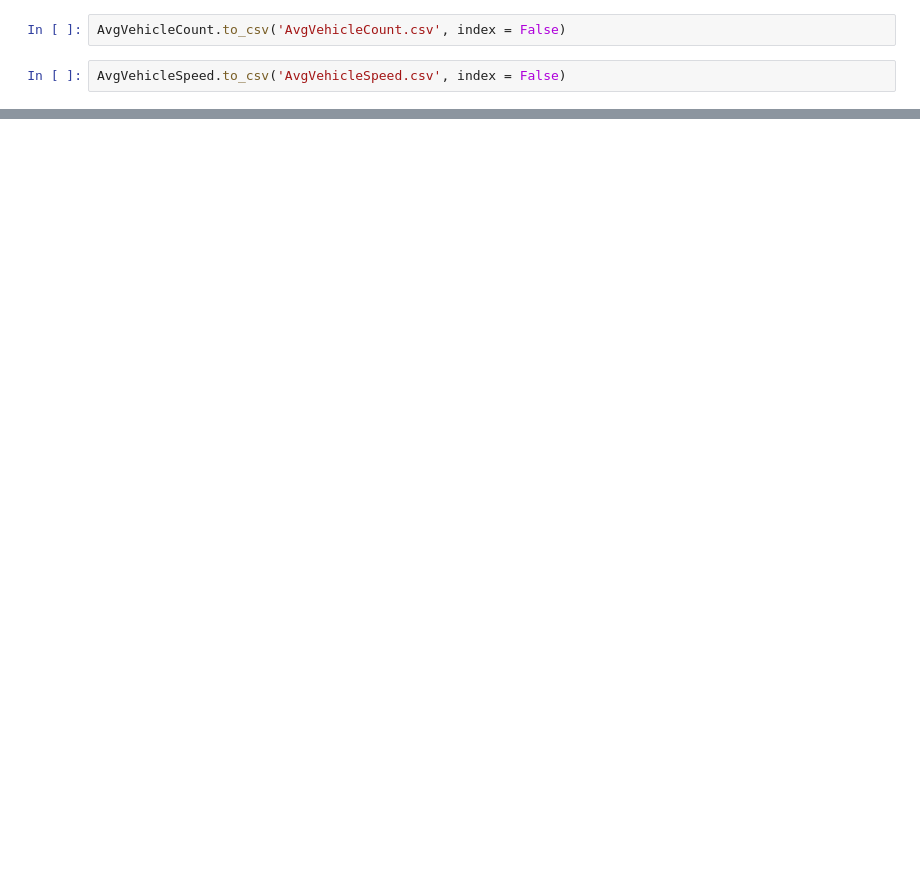
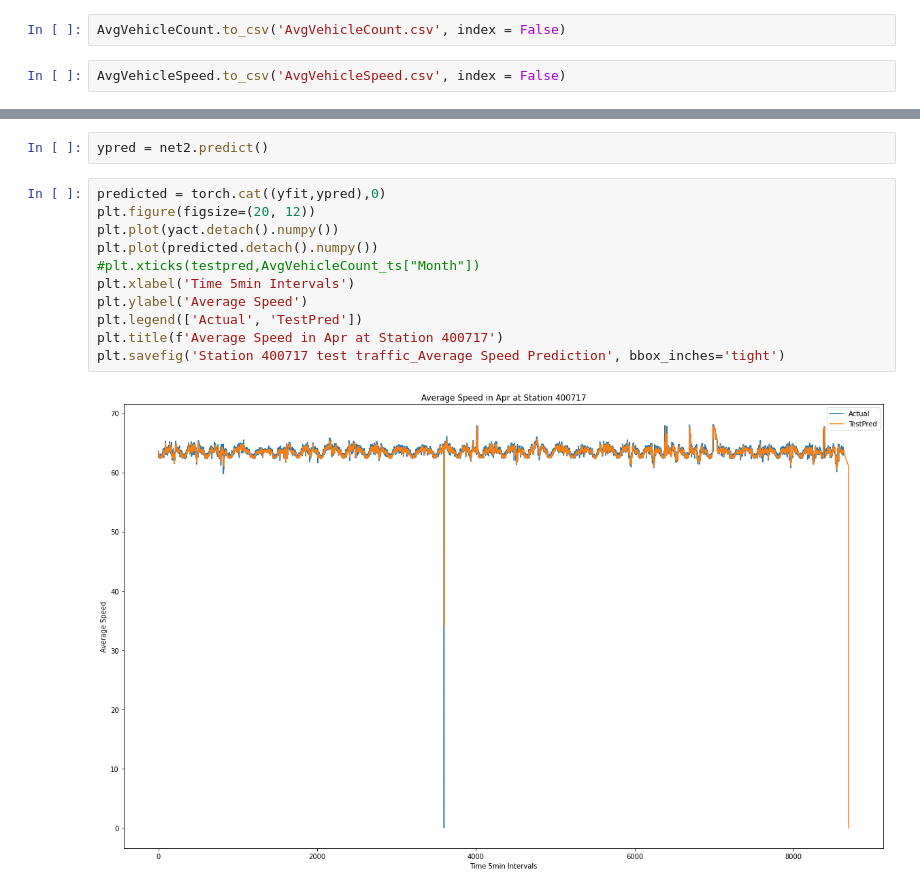
Before and after one commit to klane/dse-capstone, a Jupyter notebook: ClassicModel/ARTraffictraintest.ipynb, the cells around one changed output, grey strips where cells are left out. Cells and saved outputs as stored; diff of their text form; blank space fills up the shorter version.

```diff
--- a/ClassicModel/ARTraffictraintest.ipynb
+++ b/ClassicModel/ARTraffictraintest.ipynb
@@ -297,0 +251,15 @@ plt.savefig('San Diego test traffic_vehcount Prediction', bbox_inches='tight')
+# %%
+ypred = net2.predict()
+# %%
+predicted = torch.cat((yfit,ypred),0)
+plt.figure(figsize=(20, 12))
+plt.plot(yact.detach().numpy())
+plt.plot(predicted.detach().numpy())
+#plt.xticks(testpred,AvgVehicleCount_ts["Month"])
+plt.xlabel('Time 5min Intervals')
+plt.ylabel('Average Speed')
+plt.legend(['Actual', 'TestPred'])
+plt.title(f'Average Speed in Apr at Station 400717')
+plt.savefig('Station 400717 test traffic_Average Speed Prediction', bbox_inches='tight')
+# %% [output]
+[figure, added]
```
Also changed, not shown: parts of 58 cells of this notebook.
